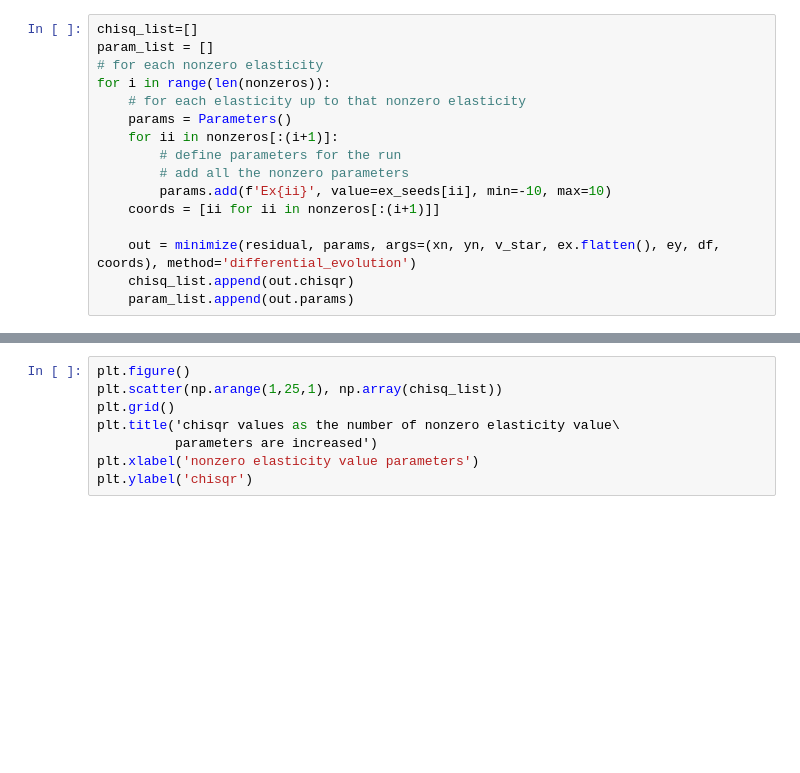
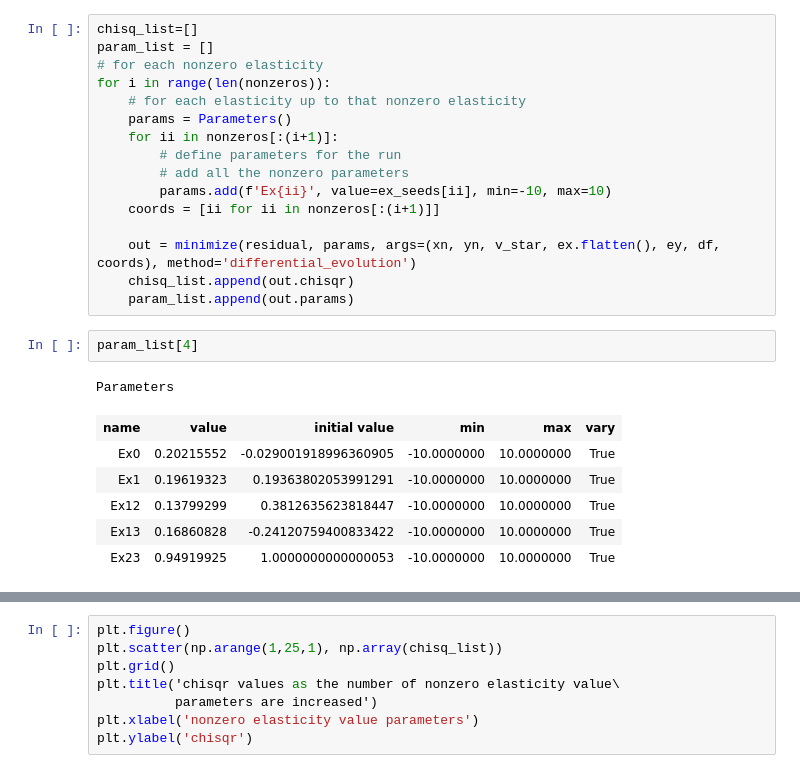
Before and after one commit to janisshin/classical-linlog, a Jupyter notebook: notebooks/test.ipynb, the cells around one changed output, grey strips where cells are left out. Saved outputs shown, nothing was run; the diff lists cells and outputs as text; blank space fills up the shorter version.

```diff
--- a/test.ipynb
+++ b/notebooks/test.ipynb
@@ -466,3 +551,13 @@ for i in range(len(nonzeros)):
     out = minimize(residual, params, args=(xn, yn, v_star, ex.flatten(), ey, df, coords), method='differential_evolution')
     chisq_list.append(out.chisqr)
     param_list.append(out.params)
+# %%
+param_list[4]
+# %% [output]
+Parameters
+| name | value | initial value | min | max | vary |
+| Ex0 | 0.20215552 | -0.029001918996360905 | -10.0000000 | 10.0000000 | True |
+| Ex1 | 0.19619323 | 0.19363802053991291 | -10.0000000 | 10.0000000 | True |
+| Ex12 | 0.13799299 | 0.3812635623818447 | -10.0000000 | 10.0000000 | True |
+| Ex13 | 0.16860828 | -0.24120759400833422 | -10.0000000 | 10.0000000 | True |
+| Ex23 | 0.94919925 | 1.0000000000000053 | -10.0000000 | 10.0000000 | True |
```
Also changed, not shown: parts of 18 cells of this notebook, 4 other files.
